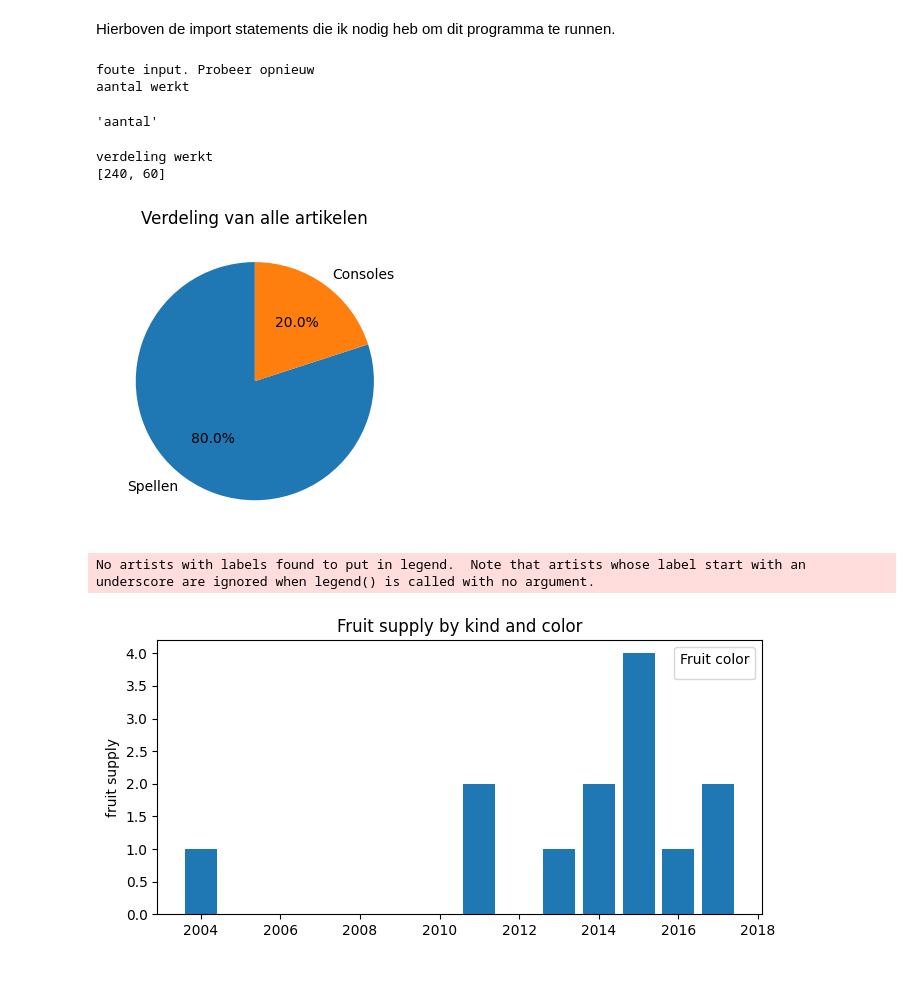
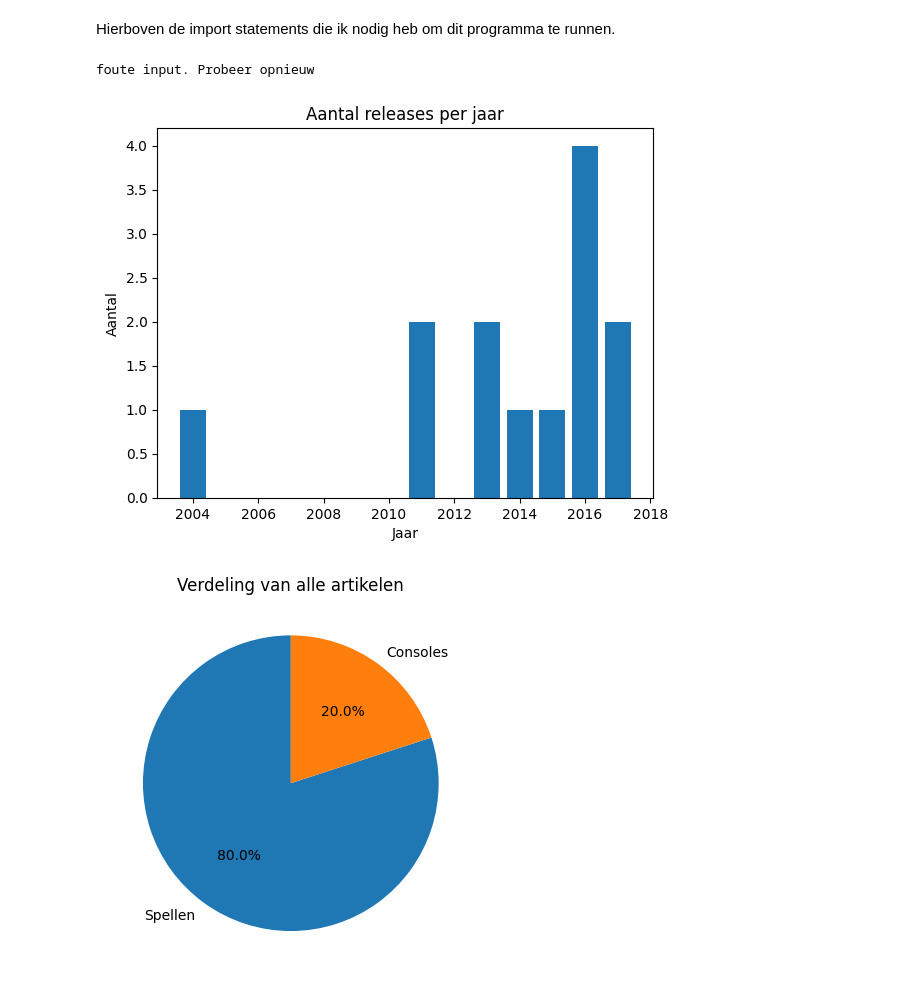
Before and after one commit to LucasPoel/PythonOpdracht, a Jupyter notebook: 22022554_Lucas_Poel_Game_Paradise.ipynb, the cells around one changed output. Saved outputs shown, nothing was run; the diff lists cells and outputs as text; code cells hidden in the pictures.

```diff
--- a/22022554_Lucas_Poel_Game_Paradise.ipynb
+++ b/22022554_Lucas_Poel_Game_Paradise.ipynb
@@ -7,31 +7,24 @@ from collections import Counter
 Hierboven de import statements die ik nodig heb om dit programma te runnen.
 # %%
 def startLine():
-    print("Hallo")
     return input("Wil je een diagram zien over de verdeling van consoles en spellen of over een trendline over aantal consoles per uitgave jaar. Vul in verdeling of aantal?")
 
 def startDialogue():
     x = False
     while x == False:
-        req = input("Wil je een diagram zien over de verdeling van consoles en spellen of over een trendline over aantal consoles per uitgave jaar. Vul in verdeling of aantal?")
+        req = startLine()
         if req == "aantal":
-            print("aantal werkt")
-            break
+            return req
 
         elif req == "verdeling":
-            print("verdeling werkt")
-            break
+            return req
 
         print("foute input. Probeer opnieuw")
 
-    return req
 
 
-startDialogue()
+
+# startDialogue()
-# %% [output]
-foute input. Probeer opnieuw
-aantal werkt
-'aantal'
 # %%
 def dataReader(req):
     if req == "aantal":
@@ -42,57 +35,37 @@ def dataReader(req):
         count = data.value_counts()
         y = []
         for i in xUnique:
-            print(i)
             y.append(count.get(i))
-        print(y)
 
         ax.bar(xUnique, y)
         ax.set_ylabel("Aantal")
         ax.set_xlabel("Jaar")
         ax.set_title("Aantal releases per jaar")
         plt.show()
 
     if req == "verdeling":
         fig, ax = plt.subplots()
         labels = ["Spellen", "Consoles"]
         colSpel = ["TITEL"]
         colConsole = ["TYPE"]
         dataSpel = pd.read_csv('Artikel.csv', usecols=colSpel, encoding='latin-1')
         dataConsole = pd.read_csv('Artikel.csv', usecols=colConsole, encoding='latin-1')
-        # print(data)
-        # data.loc[:, "TYPE"].dropna(axis=1, how='any')
         dataConsole.dropna(inplace=True)
         dataSpel.dropna(inplace=True)
         val = [dataSpel.size, dataConsole.size]
-        print(val)
         ax.pie(val, labels = labels, startangle = 90, autopct='%1.1f%%')
 
         ax.set_title("Verdeling van alle artikelen")
 
         plt.show()
 
+# 2 keer voor beide mogelijkheden
+
+dataReader(startDialogue())
 dataReader(startDialogue())
 
 # The default startangle is 0, which would start the "Frogs" slice on the positive x-axis. This example sets startangle = 90 such that everything is rotated counter-clockwise by 90 degrees, and the frog slice starts on the positive y-axis.
 # %% [output]
-verdeling werkt
-[240, 60]
+foute input. Probeer opnieuw
-[figure, old version]
+[figure, new version]
+[figure, added]
-# %%
-fig, ax = plt.subplots()
-
-col = ["JAAR_UITGAVE"]
-x = pd.read_csv('console.csv', usecols=col)
-fruits = num.unique(x)
-counts = [1, 2, 1, 2, 4, 1,2]
-
-ax.bar(fruits, counts)
-
-ax.set_ylabel('fruit supply')
-ax.set_title('Fruit supply by kind and color')
-ax.legend(title='Fruit color')
-
-plt.show()
-# %% [output]
-No artists with labels found to put in legend.  Note that artists whose label start with an underscore are ignored when legend() is called with no argument.
-[figure, removed]
```
